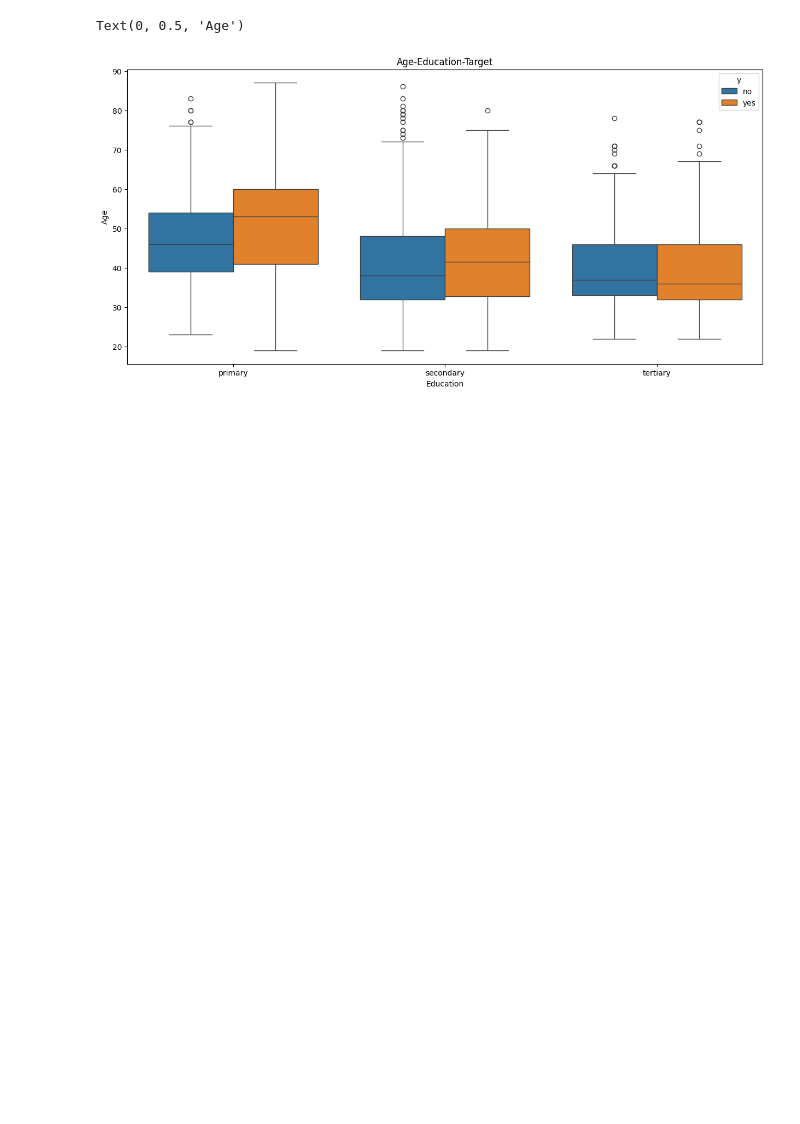
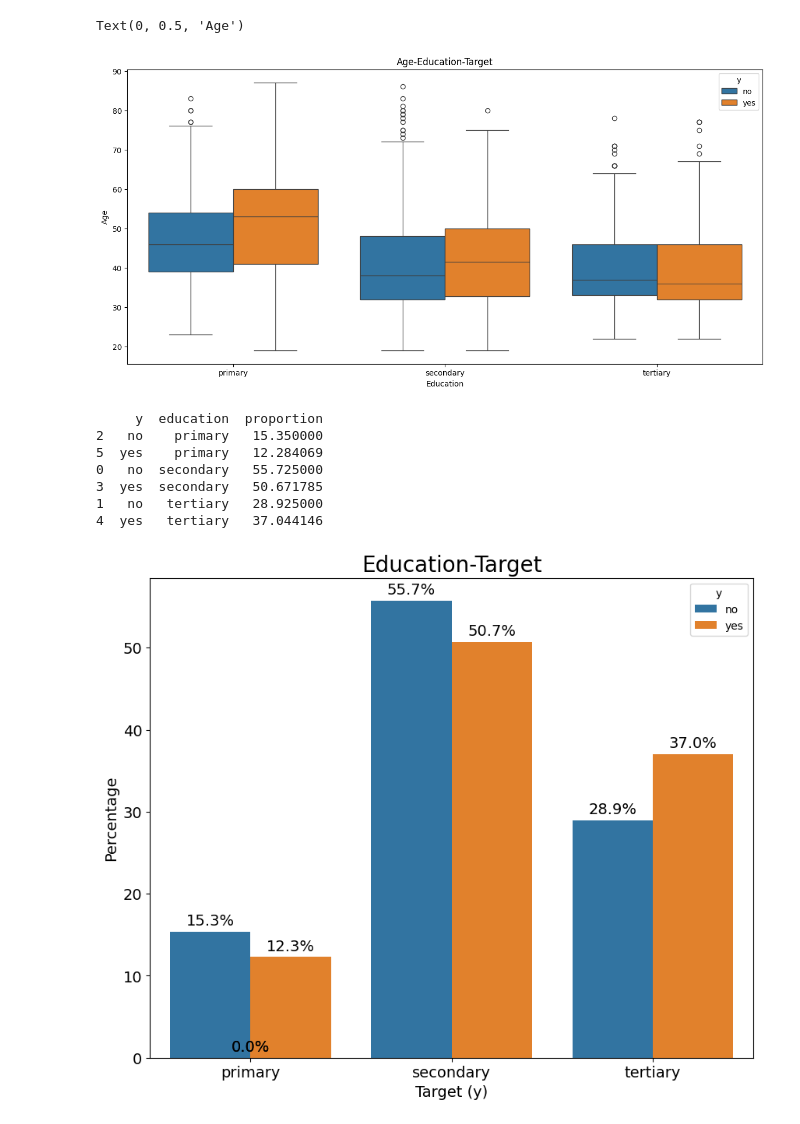
Before and after one commit to dariashcherbakovaaa/pet-projects, a Jupyter notebook: Credit_scoring.ipynb, the cells around one changed output. Drawn from its saved outputs; the diff is of its cells as text; code cells hidden in the pictures; blank space fills up the shorter version.

```diff
--- a/Credit_scoring.ipynb
+++ b/Credit_scoring.ipynb
@@ -303,3 +303,44 @@ plt.ylabel('Age')
 # %% [output]
 Text(0, 0.5, 'Age')
 [figure]
+# %%
+educ_y = (
+    df.groupby(['y'])['education']
+    .value_counts(normalize=True)
+    .mul(100)
+    .reset_index()
+    .sort_values('education')
+)
+
+print(educ_y)
+
+plt.figure(figsize=(10, 8))
+ax = sns.barplot(x='education', y='proportion', hue = 'y', data = educ_y)
+
+for p in ax.patches:
+    percentage = '{:.1f}%'.format(p.get_height())
+    ax.annotate(
+        percentage,
+        (p.get_x() + p.get_width() / 2., p.get_height()),
+        ha='center',
+        va='center',
+        xytext=(0, 10),
+        textcoords='offset points',
+        fontsize=14
+    )
+
+plt.title('Education-Target', fontsize=20)
+plt.xlabel('Target (y)', fontsize=14)
+plt.ylabel('Percentage', fontsize=14)
+plt.xticks(fontsize=14)
+plt.yticks(fontsize=14)
+plt.show()
+# %% [output]
+     y  education  proportion
+2   no    primary   15.350000
+5  yes    primary   12.284069
+0   no  secondary   55.725000
+3  yes  secondary   50.671785
+1   no   tertiary   28.925000
+4  yes   tertiary   37.044146
+[figure, added]
```
Also changed, not shown: parts of 2 cells of this notebook.
